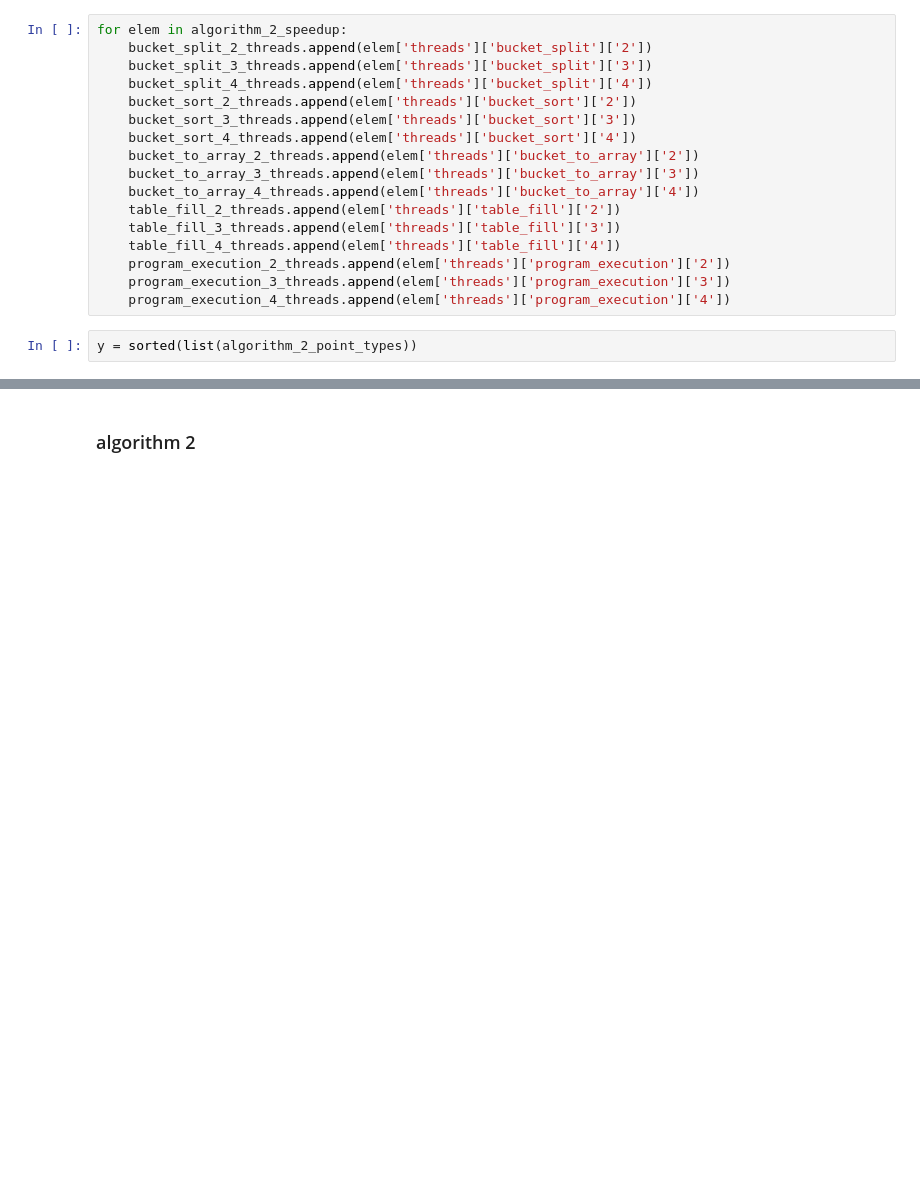
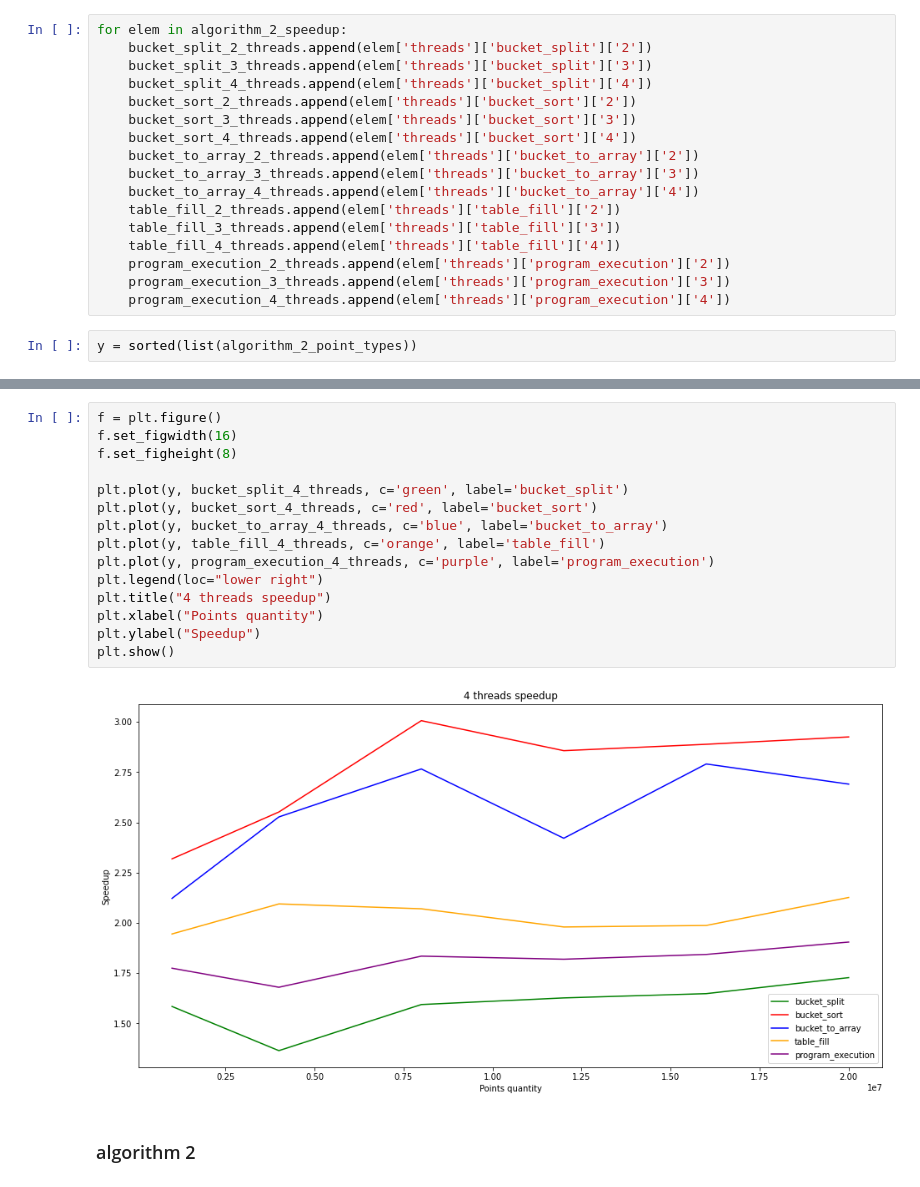
Before and after one commit to Mlokos/ParallelProgramming, a Jupyter notebook: lab7/analysis/gather_logs.ipynb, the cells around one changed output, grey strips where cells are left out. Cells and saved outputs as stored; diff of their text form; blank space fills up the shorter version.

```diff
--- a/lab7/analysis/gather_logs.ipynb
+++ b/lab7/analysis/gather_logs.ipynb
@@ -341,3 +348,20 @@ plt.show()
+# %%
+f = plt.figure()
+f.set_figwidth(16)
+f.set_figheight(8)
+
+plt.plot(y, bucket_split_4_threads, c='green', label='bucket_split')
+plt.plot(y, bucket_sort_4_threads, c='red', label='bucket_sort')
+plt.plot(y, bucket_to_array_4_threads, c='blue', label='bucket_to_array')
+plt.plot(y, table_fill_4_threads, c='orange', label='table_fill')
+plt.plot(y, program_execution_4_threads, c='purple', label='program_execution')
+plt.legend(loc="lower right")
+plt.title("4 threads speedup")
+plt.xlabel("Points quantity")
+plt.ylabel("Speedup")
+plt.show()
+# %% [output]
+[figure, added]
 # %% [markdown]
 ### algorithm 2
 # %%
```
Also changed, not shown: parts of 11 cells of this notebook.
